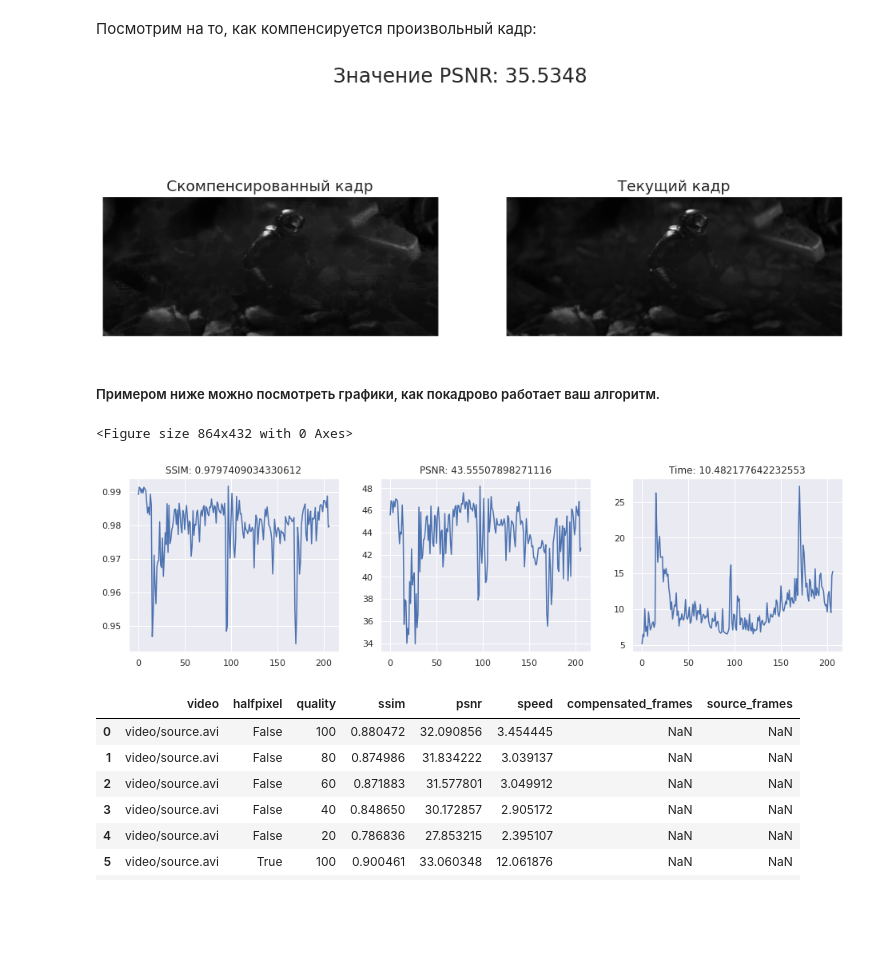
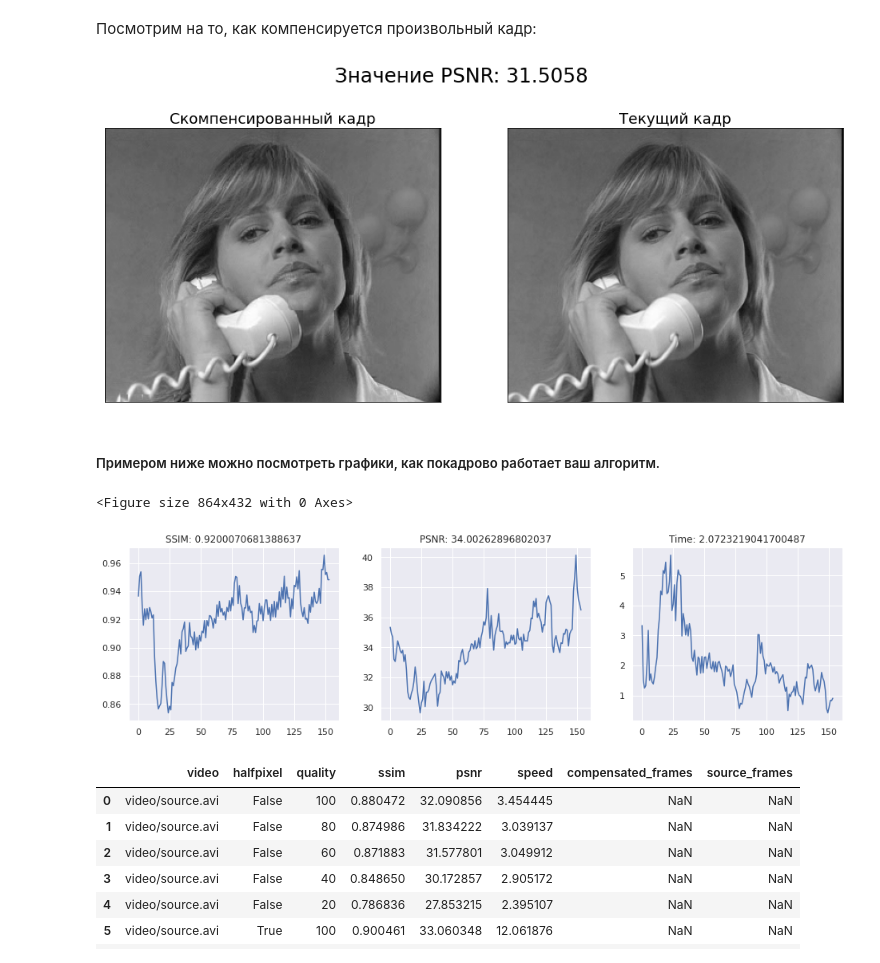
Before and after one commit to TheGhost8/MotionEstimation, a Jupyter notebook: me_task/motion_estimation.ipynb, the cells around one changed output. Drawn from its saved outputs; the diff is of its cells as text; code cells hidden in the pictures; blank space fills up the shorter version.

```diff
--- a/me_task/motion_estimation.ipynb
+++ b/me_task/motion_estimation.ipynb
@@ -166,21 +166,21 @@ class MotionEstimator:
 Чтобы проверить, как работет библиотека, давайте проверим его на одной последовательности на самом хорошем качестве.
 *То, что Ваше ME будет по качеству работать хуже полного перебора - это норма. Ваша задача - достаточно сильно ускорить ME, он должен работать ориентировочно за 5-10 мс на кадр. Ориентировочная точка - одно из самых лучших решений прошлого года на среднем ноутбуке показало **5.06ms и 35.1 psnr** на качестве 100.*
 # %%
-#video = VideoReader('video/source.avi')
-video = VideoReader('../tests/1.mkv')
+video = VideoReader('video/source.avi')
+#video = VideoReader('../tests/1.mkv')
 me = MotionEstimator(video.width, video.height, 100, False)
 result = test_me(video, me, True, 'result.mp4') # В result.mp4 сохраняем скомпенсированное видео, также в result будут лежать кадры
 # %% [markdown]
 Посмотрим на то, как компенсируется произвольный кадр:
 # %%
-frame_idx = 170
+frame_idx = 50
 show_pair_frames(
     result['compensated_frames'][frame_idx],
     result['source_frames'][frame_idx],
     result['psnr'][frame_idx]
 )
 # %% [output]
-[figure, old version]
+[figure, new version]
 # %% [markdown]
 ##### Примером ниже можно посмотреть графики, как покадрово работает ваш алгоритм.
 # %%
@@ -199,7 +199,7 @@ ax3.plot(result['speed'])
 ax3.set_title('Time: {}'.format(np.mean(result['speed'])));
 # %% [output]
 <Figure size 864x432 with 0 Axes>
-[figure, old version]
+[figure, new version]
 # %%
 import pandas as pd
 
```
Also changed, not shown: parts of 1 cell of this notebook, 6 other files.
